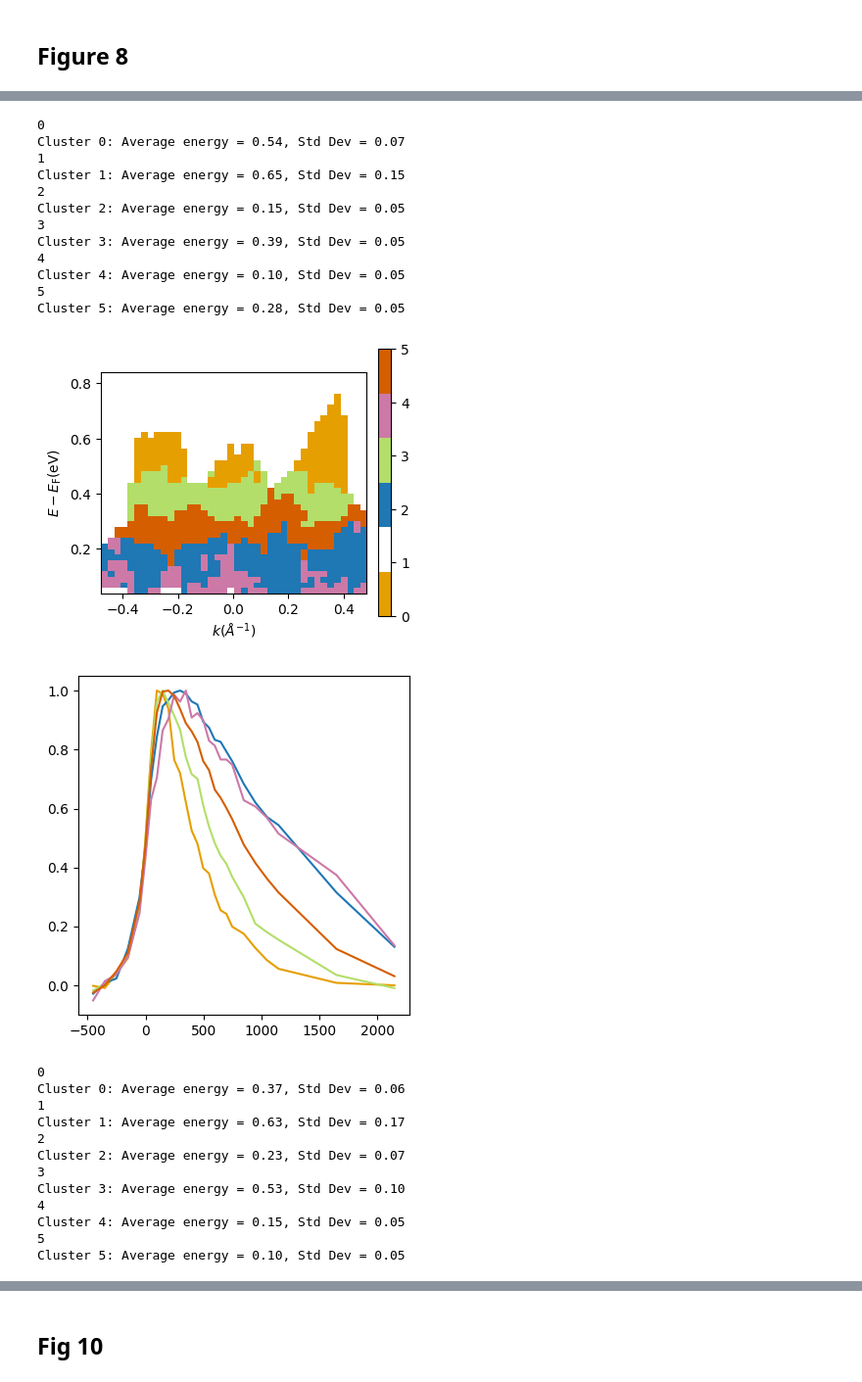
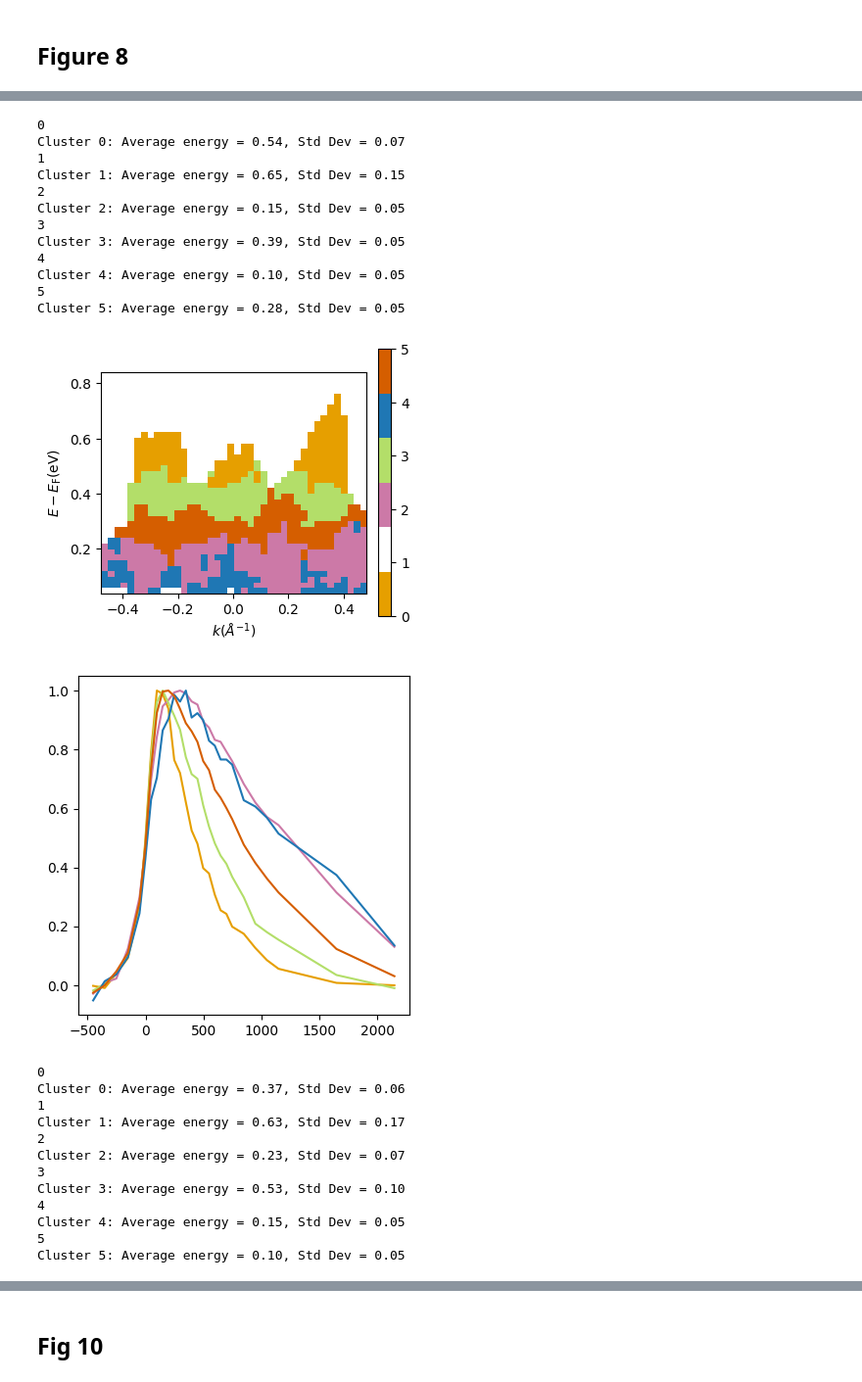
Before and after one commit to PhilipHofmann/PtBi2_kmeans, a Jupyter notebook: 240430_PtBi2_paper_figures.ipynb, the cells around one changed output, grey strips where cells are left out. Shown at 98% size. Cells and saved outputs as stored; diff of their text form; code cells hidden in the pictures.

```diff
--- a/240430_PtBi2_paper_figures.ipynb
+++ b/240430_PtBi2_paper_figures.ipynb
@@ -768,7 +768,8 @@ custom_cmap = create_custom_cmap(n_clusters, index_map=index_map, color_blind_fr
 plot_clusters_norm(interested_label = 'd21',interested_suffix = '450', n_clusters=n_clusters, results=results, custom_cmap=custom_cmap)
 plot_cluster_means_norm_norm(interested_label = 'd21',interested_suffix = '450', n_clusters=n_clusters, results=results, custom_cmap=custom_cmap, lowlimy = -0.1)
 
-index_map = {0: 0, 1: 11, 2: 4, 3: 1, 4: 3, 5: 2}  # Define this based on your desired visual arrangement
+# index_map = {0: 0, 1: 11, 2: 4, 3: 1, 4: 3, 5: 2}
+index_map = {0: 0, 1: 11, 2: 3, 3: 1, 4: 4, 5: 2}  # Define this based on your desired visual arrangement
 custom_cmap = create_custom_cmap(n_clusters, index_map=index_map, color_blind_friendly_colors=color_blind_friendly_colors)
 
 plot_clusters_norm(interested_label = 'd27',interested_suffix = '450',n_clusters=n_clusters, results=results, custom_cmap=custom_cmap)
@@ -779,35 +780,35 @@ custom_cmap = create_custom_cmap(n_clusters=n_clusters, index_map=index_map, col
 
 plot_clusters_norm(interested_label = 'd33',interested_suffix = '450', n_clusters=n_clusters, results=results, custom_cmap=custom_cmap)
 plot_cluster_means_norm_norm(interested_label = 'd33',interested_suffix = '450', n_clusters=n_clusters, results=results, custom_cmap=custom_cmap, lowlimy = -0.1)
 # %% [output]
 0
 Cluster 0: Average energy = 0.67, Std Dev = 0.10
 1
 Cluster 1: Average energy = 0.23, Std Dev = 0.07
 2
 Cluster 2: Average energy = 0.35, Std Dev = 0.06
 3
 Cluster 3: Average energy = 0.42, Std Dev = 0.07
 4
 Cluster 4: Average energy = 0.13, Std Dev = 0.05
 5
 Cluster 5: Average energy = 0.52, Std Dev = 0.08
 [figure]
 [figure]
 0
 Cluster 0: Average energy = 0.54, Std Dev = 0.07
 1
 Cluster 1: Average energy = 0.65, Std Dev = 0.15
 2
 Cluster 2: Average energy = 0.15, Std Dev = 0.05
 3
 Cluster 3: Average energy = 0.39, Std Dev = 0.05
 4
 Cluster 4: Average energy = 0.10, Std Dev = 0.05
 5
 Cluster 5: Average energy = 0.28, Std Dev = 0.05
-[figure, old version]
+[figure, new version]
-[figure, old version]
+[figure, new version]
 0
 Cluster 0: Average energy = 0.37, Std Dev = 0.06
 1
```
Also changed, not shown: parts of 7 cells of this notebook.
